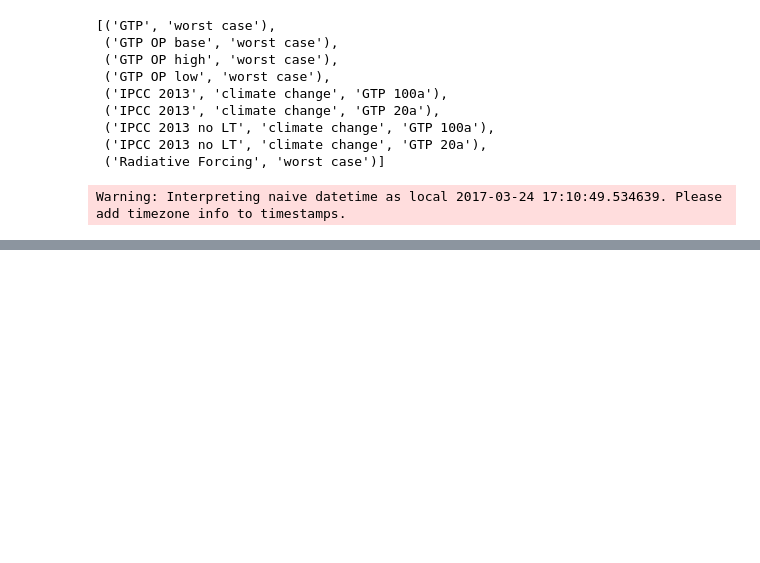
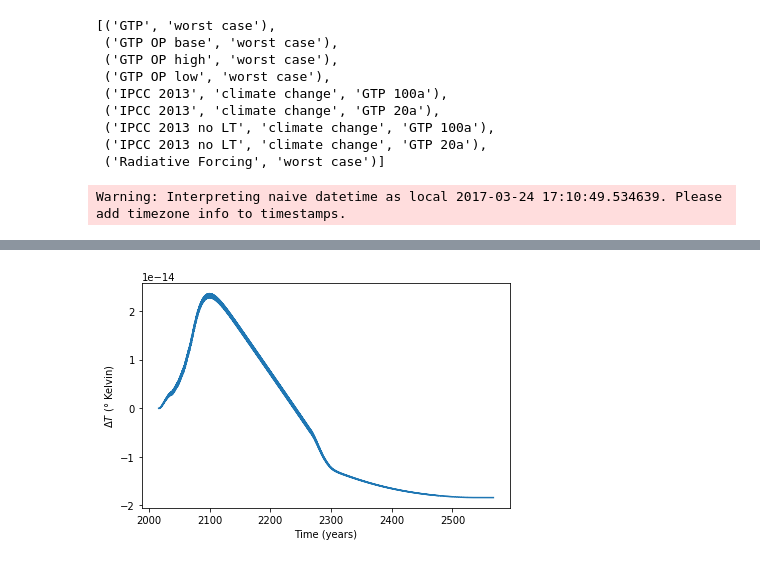
Before and after one commit to PoutineAndRosti/Brightway-Seminar-2017, a Jupyter notebook: Day 2 AM/2 - Dynamic LCA.ipynb, the cells around one changed output, grey strips where cells are left out. Cells and saved outputs as stored; diff of their text form; code cells hidden in the pictures; blank space fills up the shorter version.

Commit message:
All calculations for dynamic LCA working

```diff
--- a/Day 2 AM/2 - Dynamic LCA.ipynb
+++ b/Day 2 AM/2 - Dynamic LCA.ipynb
@@ -50,0 +372,3 @@ Warning: Interpreting naive datetime as local 2017-03-24 17:10:49.534639. Please
+# %%
+dlca = t.DynamicLCA({('temporalis-example', 'EOL'): 1}, ("GTP", "worst case"))
+timeline = dlca.calculate()
@@ -50,0 +377,2 @@ Warning: Interpreting naive datetime as local 2017-03-24 17:10:49.534639. Please
+# %%
+characterized = timeline.characterize_dynamic("GTP")
@@ -50,0 +381,7 @@ Warning: Interpreting naive datetime as local 2017-03-24 17:10:49.534639. Please
+# %%
+plt.plot(*characterized)
+plt.xlabel("Time (years)")
+plt.ylabel(r"$\Delta T$ (° Kelvin)")
+plt.tight_layout()
+# %% [output]
+[figure, added]
```
Also changed, not shown: parts of 19 cells of this notebook.
